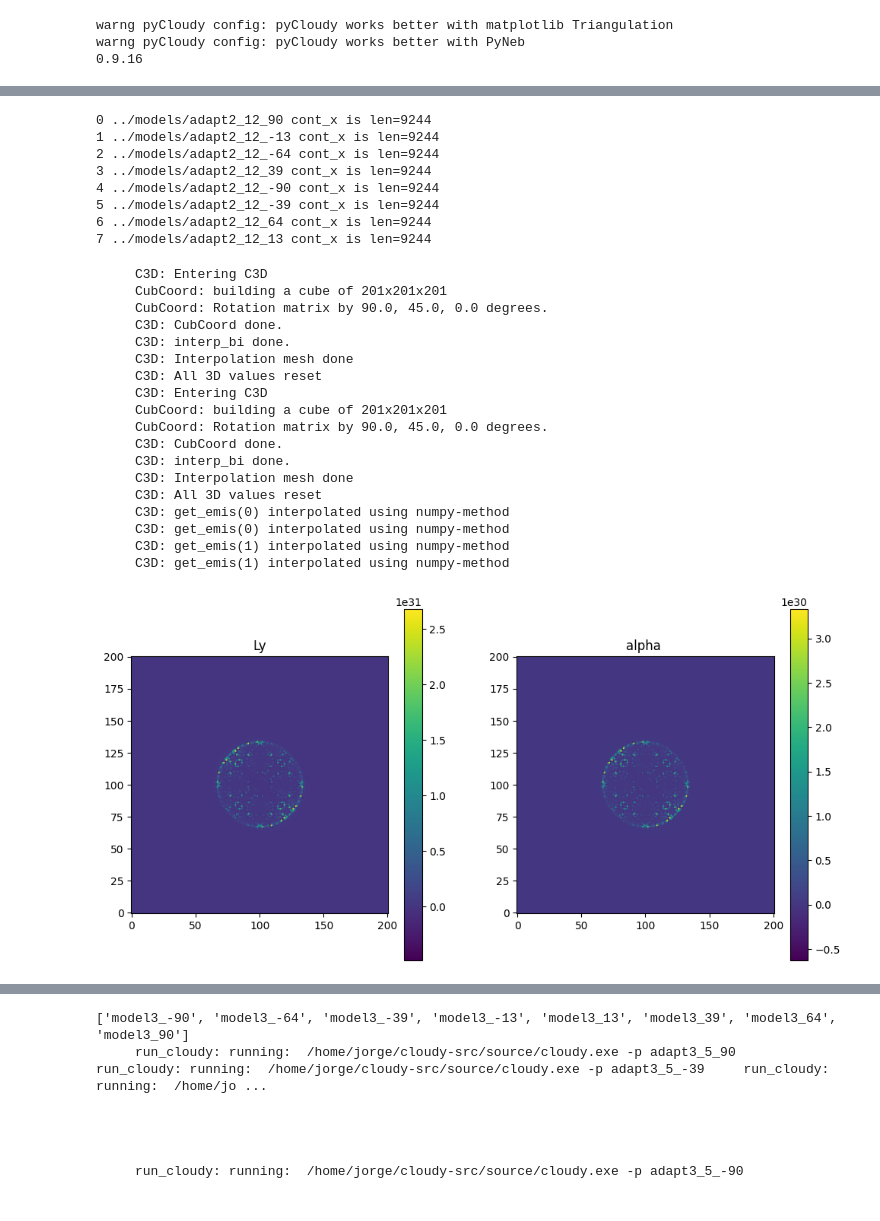
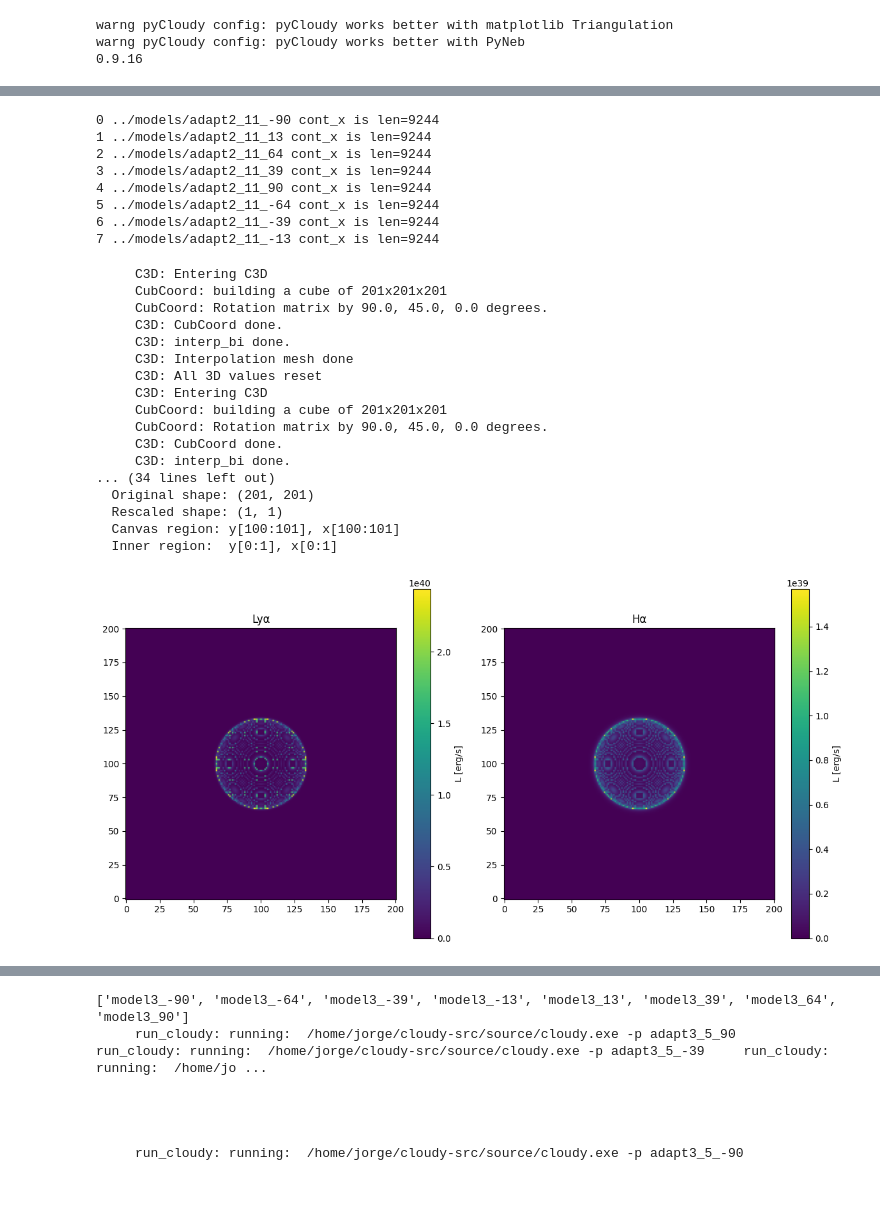
Before and after one commit to Nietzschedgie/pyCloudy-multi-cloud-AGN, a Jupyter notebook: AGN_adapt(1).ipynb, the cells around one changed output, grey strips where cells are left out. Saved outputs shown, nothing was run; the diff lists cells and outputs as text; code cells hidden in the pictures.

```diff
--- a/AGN_adapt(1).ipynb
+++ b/AGN_adapt(1).ipynb
@@ -31,28 +31,25 @@ warng pyCloudy config: pyCloudy works better with PyNeb
 0.9.16
 # %%
 dist_earth_pc = 178000000
-
+dist_earth_cm = 1.78e8 * pc_cm
 pc_cm = 3.08567758e18  # 1 pc in cm
 # -------------------------
 # 1 Parameters of the first gas cloud.
 # -------------------------
 Rin_1_pc     = 0.001    # Interior radius [pc]
-Rout_1_pc    = 0.05        # exterior radius [pc]
+Rout_1_pc    = 0.01        # exterior radius [pc]
 a_1_pc       = Rin_1_pc        # equatorial semiaxis a [pc]
 c_1_pc       =a_1_pc        # polar semiaxis c [pc]
 r0_1_pc      = 0.001      # radius of reference for the density law [pc]
-n0_1         = 1e10        # density at r0 [cm^-3]
+n0_1         = 1e9        # density at r0 [cm^-3]
 alpha_1      = 1.0       # radial exponent for the density law.
 C_1          = 100.        # contrast between equator and pole at r0 (Not used)
 sigma_1_rad  = 0.2       # angular thickness (rad) (Not used)
 sigma_1_deg  = sigma_1_rad * 180.0 / np.pi
 T_1_K        = 1e3        # typical temperature [K] (Not used)
-stop_logNH_1 = 22.0       # stop column density (log10 N_H / cm^-2)
+stop_logNH_1 = 28.0       # stop column density (log10 N_H / cm^-2)
 thickness_1  = (Rout_1_pc) / Rin_1_pc
-ion_param_1 = -2.0
-stop_temp_1 = 100.0
-metals_1 = 0.0
-lum_1 = 46.0
+ion_param_1 = -1.5
 
 # cm conversion.
 a_1_cm    = a_1_pc * pc_cm
@@ -60,17 +57,17 @@ c_1_cm    = c_1_pc * pc_cm
 Rin_1_cm  = Rin_1_pc * pc_cm
 Rout_1_cm = Rout_1_pc * pc_cm
 r0_1_cm   = r0_1_pc * pc_cm
-dist_earth_cm = 1.78e8 * pc_cm
+
 
 # -------------------------
 # 2: Second cloud parameters.
 # -------------------------
-Rin_2_pc     = 0.1        # interior radius [pc]
-Rout_2_pc    = 1.0       # exterior radius [pc]
+Rin_2_pc     = 1.0        # interior radius [pc]
+Rout_2_pc    = 2.0       # exterior radius [pc]
 a_2_pc       = Rin_2_pc      # equatorial semiaxis a [pc]
 c_2_pc       = a_2_pc        # polar semiaxis c [pc]
-r0_2_pc      = 1.0       # radius of reference for the density law [pc]
-n0_2         = 2e4       # density at r0 [cm^-3]
+r0_2_pc      = 10.0       # radius of reference for the density law [pc]
+n0_2         = 1e4       # density at r0 [cm^-3]
 alpha_2      = 1.0        # radial exponent
 C_2          = 10.0       # contrast between equator and pole at r0 (Not used)
 sigma_2_rad  = 0.50       # angular thickness (rad) (Not used)
@@ -78,11 +75,7 @@ sigma_2_deg  = sigma_2_rad * 180.0 / np.pi
 T_2_K        = 1e4        # typical temperature [K] (Not used)
 stop_logNH_2 = 24.0       # stop column density (log10 N_H / cm^-2)
 thickness_2  = (Rout_2_pc) / Rin_2_pc
-ion_param_2 = -10.
-stop_temp_2 = 0.1
-metals_2 = 1.0
-dust_2 = 1.0
-
+ion_param_2 = -6.
 
 
 # cm conversion.
@@ -110,8 +103,6 @@ T_3_K        = 1e4        # typical temperature [K] (Not used)
 stop_logNH_3 = 28.0       # stop column density (log10 N_H / cm^-2)
 thickness_3  = (Rout_3_pc) / Rin_3_pc
 ion_param_3 = -7.
-stop_temp_3 = 1.0
-metals_3 = 0.0
 
 # cm conversion.
 a_3_cm    = a_3_pc * pc_cm
@@ -1562,7 +1544,7 @@ def set_models_third(model_name, model_name2, N, thickness, a, c, emis_tab,
         model3.print_input(to_file=True, verbose=False)
         globals()[varname] = model3
 # %%
-model_name = "adapt_15"
+model_name = "adapt_11"
 pc.log_.level = 3
 
 
@@ -1683,7 +1665,7 @@ plots(m3d, proj_axis)
 # %%
-model_name2 = "adapt2_13"
+model_name2 = "adapt2_11"
 
 pc.log_.level = 3
 
-set_models_second(model_name,model_name2,N,thickness_2,a_2_cm,a_2_cm,emis_tab,N_r,alpha_2,n0_2,r0_2_pc,C_2,sigma_2_rad,stop_logNH_2, ion_param_2, metals_2, stop_temp_2,dust_2)
+set_models_second(model_name,model_name2,N,thickness_2,a_2_cm,a_2_cm,emis_tab,N_r,alpha_2,n0_2,r0_2_pc,C_2,sigma_2_rad,stop_logNH_2, ion_param_2)
 # %% [output]
@@ -1791,36 +1773,35 @@ for k,m in enumerate(list_of_models2):
     cx = m.get_cont_x(unit='Ang')
     print(k, getattr(m,'model_name', '<sin nombre>'), 'cont_x is', None if cx is None else f'len={len(cx)}')
 # %% [output]
-0 ../models/adapt2_12_90 cont_x is len=9244
-1 ../models/adapt2_12_-13 cont_x is len=9244
-2 ../models/adapt2_12_-64 cont_x is len=9244
-3 ../models/adapt2_12_39 cont_x is len=9244
-4 ../models/adapt2_12_-90 cont_x is len=9244
-5 ../models/adapt2_12_-39 cont_x is len=9244
-6 ../models/adapt2_12_64 cont_x is len=9244
-7 ../models/adapt2_12_13 cont_x is len=9244
+0 ../models/adapt2_11_-90 cont_x is len=9244
+1 ../models/adapt2_11_13 cont_x is len=9244
+2 ../models/adapt2_11_64 cont_x is len=9244
+3 ../models/adapt2_11_39 cont_x is len=9244
+4 ../models/adapt2_11_90 cont_x is len=9244
+5 ../models/adapt2_11_-64 cont_x is len=9244
+6 ../models/adapt2_11_-39 cont_x is len=9244
+7 ../models/adapt2_11_-13 cont_x is len=9244
 # %%
-img_combined_ly,img_combined_ha=plots3(list_of_models,list_of_models2,dim=201,proj_axis=0,angles = [90,45, 0],rel_teo=Rin_1_pc/Rout_1_pc)
+img_combined_ly,img_combined_ha=plots3_simple_FIXED(list_of_models,list_of_models2,dim=201,proj_axis=0,angles = [90,45, 0],rel_teo=Rin_1_pc/Rout_1_pc)
 # %% [output]
      C3D: Entering C3D
      CubCoord: building a cube of 201x201x201
      CubCoord: Rotation matrix by 90.0, 45.0, 0.0 degrees.
      C3D: CubCoord done.
      C3D: interp_bi done.
      C3D: Interpolation mesh done
      C3D: All 3D values reset
      C3D: Entering C3D
      CubCoord: building a cube of 201x201x201
      CubCoord: Rotation matrix by 90.0, 45.0, 0.0 degrees.
      C3D: CubCoord done.
      C3D: interp_bi done.
-     C3D: Interpolation mesh done
-     C3D: All 3D values reset
-     C3D: get_emis(0) interpolated using numpy-method
-     C3D: get_emis(0) interpolated using numpy-method
-     C3D: get_emis(1) interpolated using numpy-method
-     C3D: get_emis(1) interpolated using numpy-method
+... (34 lines left out)
+  Original shape: (201, 201)
+  Rescaled shape: (1, 1)
+  Canvas region: y[100:101], x[100:101]
+  Inner region:  y[0:1], x[0:1]
-[figure, old version]
+[figure, new version]
 # %%
 
 img_combined_ly2,img_combined_ha2=plots_reflection2_Fixed(list_of_models,list_of_models2,dim=201,proj_axis=2,angles = [45,45, 0],rel_teo=a_1_pc/a_2_pc,aumenta_refl=1.0)
```
Also changed, not shown: parts of 11 cells of this notebook, 1 other file.
